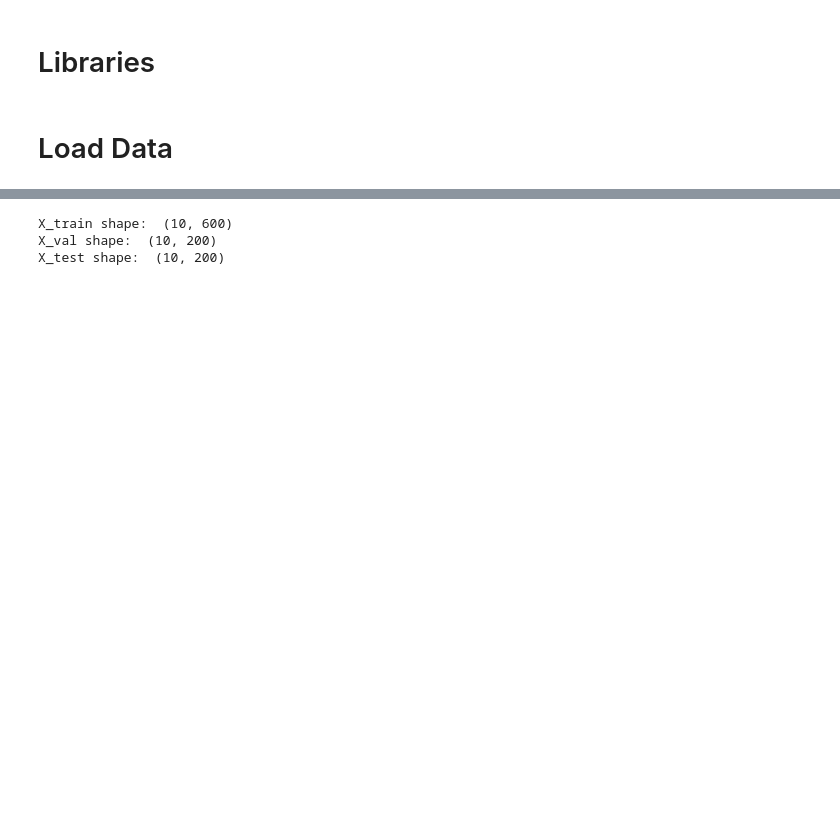
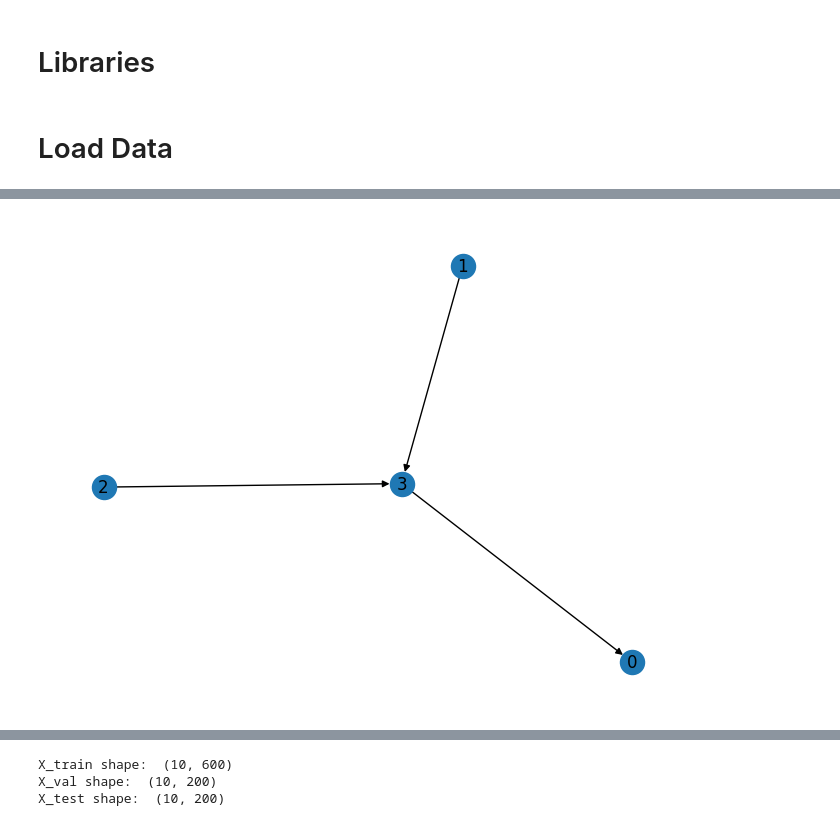
Before and after one commit to Alejandro-neuro/NeuronsGraphConnectivity, a Jupyter notebook: experiments.ipynb, the cells around one changed output, grey strips where cells are left out. Cells and saved outputs as stored; diff of their text form; code cells hidden in the pictures; blank space fills up the shorter version.

```diff
--- a/experiments.ipynb
+++ b/experiments.ipynb
@@ -21,0 +26,11 @@ genData.genData()
+# %%
+A = np.array([[0,0,0,0],
+              [0,0,0,1],
+              [0,0,0,1],
+              [1,0,0,0]])
+
+G = nx.DiGraph(A) # create graph from adjacency matrix
+    #pos = nx.spectral_layout(G)
+nx.draw(G,  with_labels=True) # draw graph
+# %% [output]
+[figure, added]
```
Also changed, not shown: parts of 5 cells of this notebook, 1 other file.
